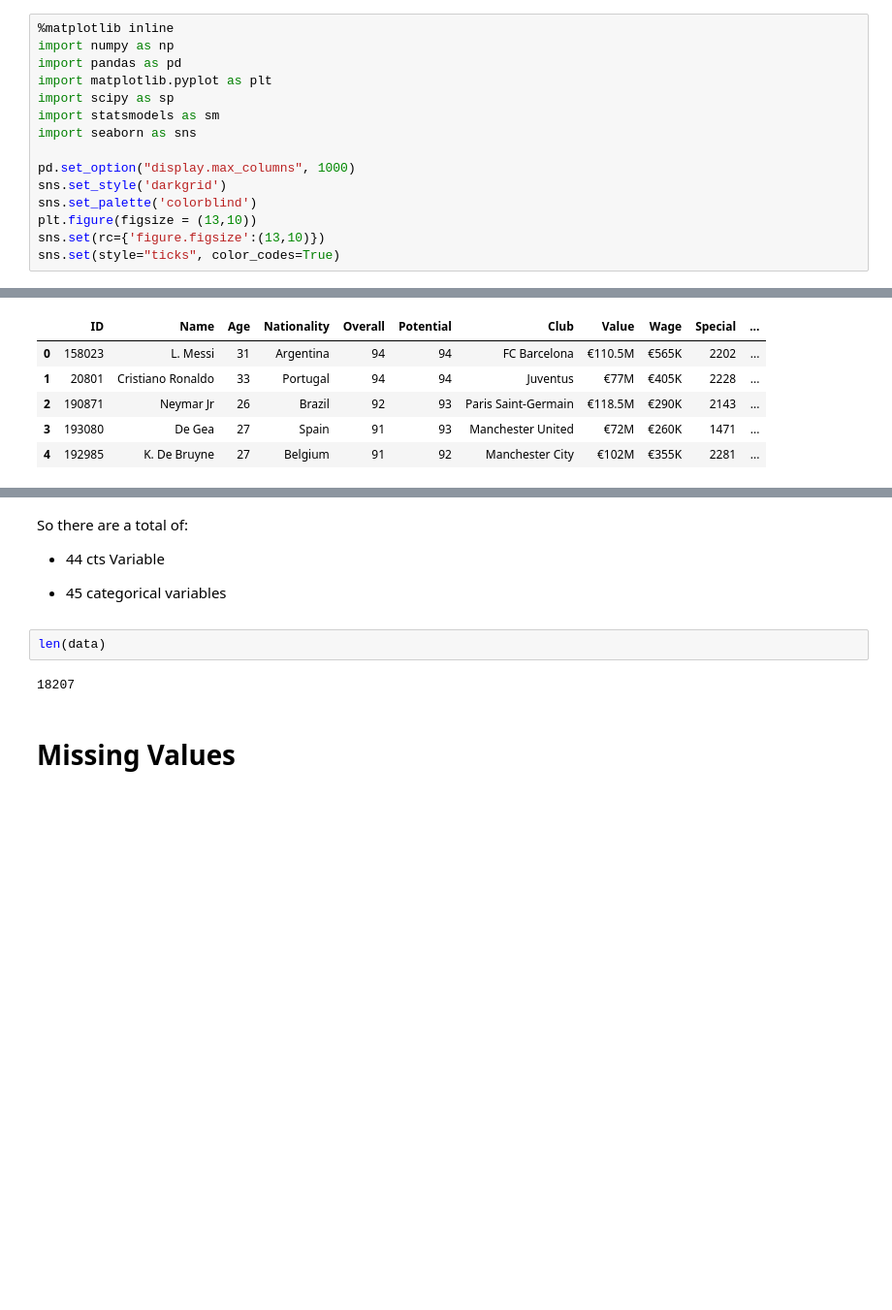
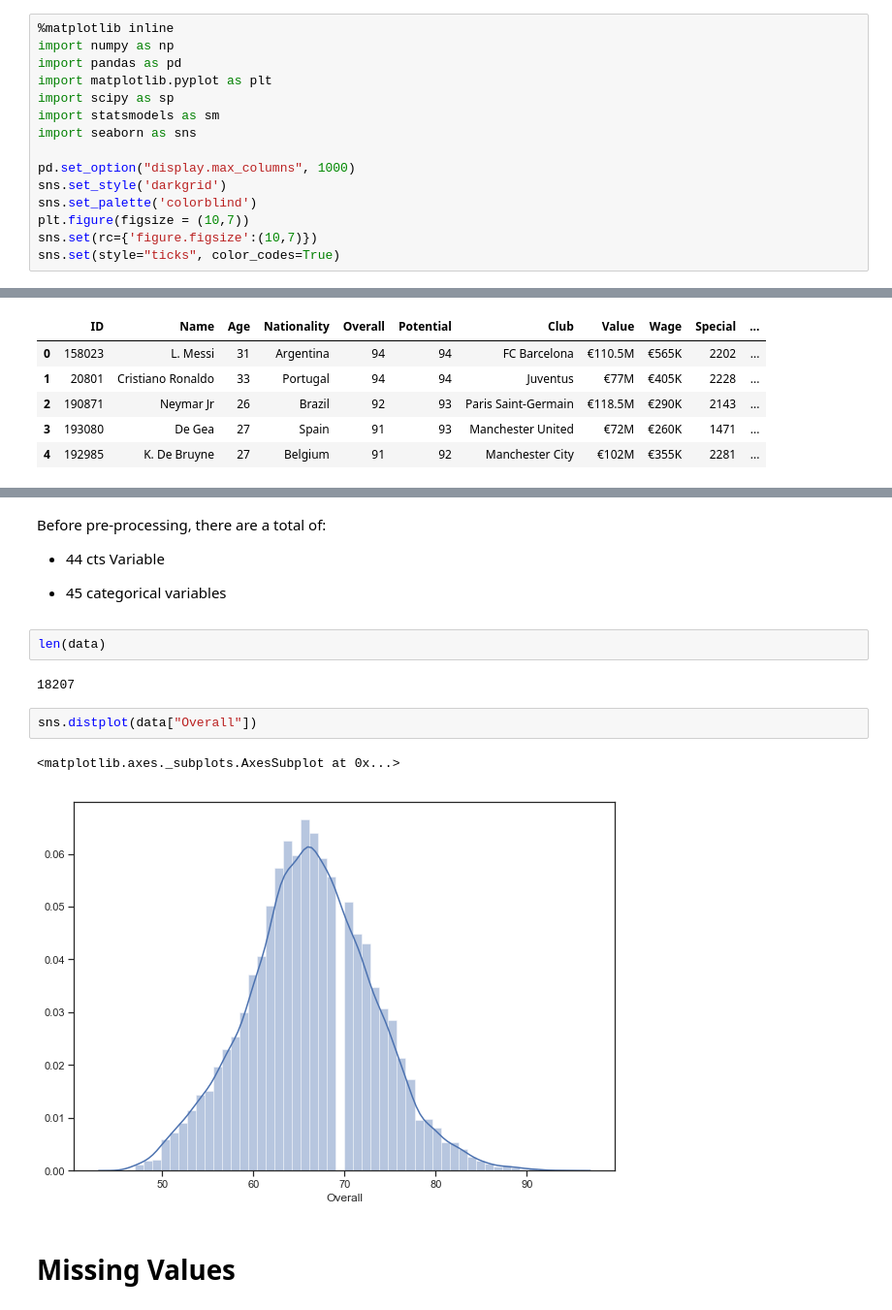
Before and after one commit to HieuFromWaterloo/stat441_project, a Jupyter notebook: Exploration.ipynb, the cells around one changed output, grey strips where cells are left out. Shown at 97% size. Cells and saved outputs as stored; diff of their text form; blank space fills up the shorter version.

```diff
--- a/Exploration.ipynb
+++ b/Exploration.ipynb
@@ -10,7 +10,7 @@ import seaborn as sns
 pd.set_option("display.max_columns", 1000)
 sns.set_style('darkgrid')
 sns.set_palette('colorblind')
-plt.figure(figsize = (13,10))
-sns.set(rc={'figure.figsize':(13,10)})
+plt.figure(figsize = (10,7))
+sns.set(rc={'figure.figsize':(10,7)})
 sns.set(style="ticks", color_codes=True)
 # %% [output]
@@ -39,5 +90,5 @@ data.head()
 # %% [markdown]
-So there are a total of:
+Before pre-processing, there are a total of:
 
 * 44 cts Variable
 
@@ -46,6 +97,11 @@ So there are a total of:
 len(data)
 # %% [output]
 18207
+# %%
+sns.distplot(data["Overall"])
+# %% [output]
+<matplotlib.axes._subplots.AxesSubplot at 0x...>
+[figure, added]
 # %% [markdown]
 # Missing Values
 # %%
```
Also changed, not shown: parts of 28 cells of this notebook.
